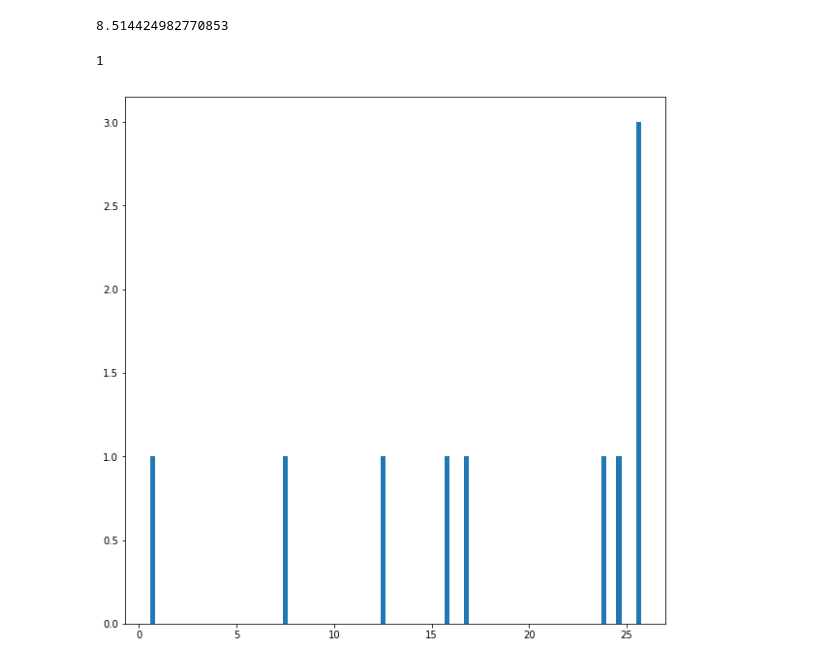
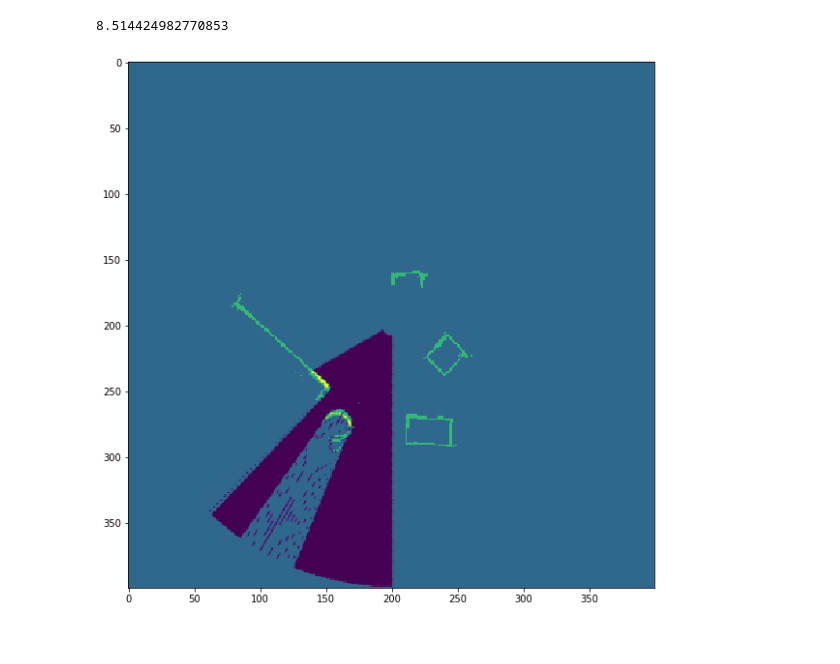
Before and after one commit to atilaromero/ros-explorer, a Jupyter notebook: trab2/src/LaserScan.ipynb, the cells around one changed output. Cells and saved outputs as stored; diff of their text form; code cells hidden in the pictures.

```diff
--- a/trab2/src/LaserScan.ipynb
+++ b/trab2/src/LaserScan.ipynb
@@ -104,16 +102,16 @@ rng.normal()
 np.random.normal(10)
 # %% [output]
 8.514424982770853
-# %%
-result = np.ones((10,))
-for i in range(10):
-    x = np.random.normal(3)
-    y = np.random.normal(3)
-    alpha = np.random.normal()
-    result[i] = trypos(map3, laserscan,(int(85), int(160)), 240+alpha)
-# %%
-plt.hist(result,bins=100)
-1
-# %% [output]
-1
-[figure, removed]
+# %%
+def showboth(worldscan, laserscan, x,y, rot):
+    rows,cols = laserscan.shape
+    M = cv2.getRotationMatrix2D((cols/2,rows/2),rot,1)
+    map4 = worldscan.copy()
+    map4 = map4[x:,y:][:rows,:cols]
+    map4[map4<0]=0 # mapa apenas com obstaculos
+    map4+=cv2.warpAffine(laserscan,M,(cols,rows))
+    plt.imshow(map4)
+# %%
+showboth(map3, laserscan, 85,160,240)
+# %% [output]
+[figure, added]
```
Also changed, not shown: parts of 11 cells of this notebook, 1 other file.
